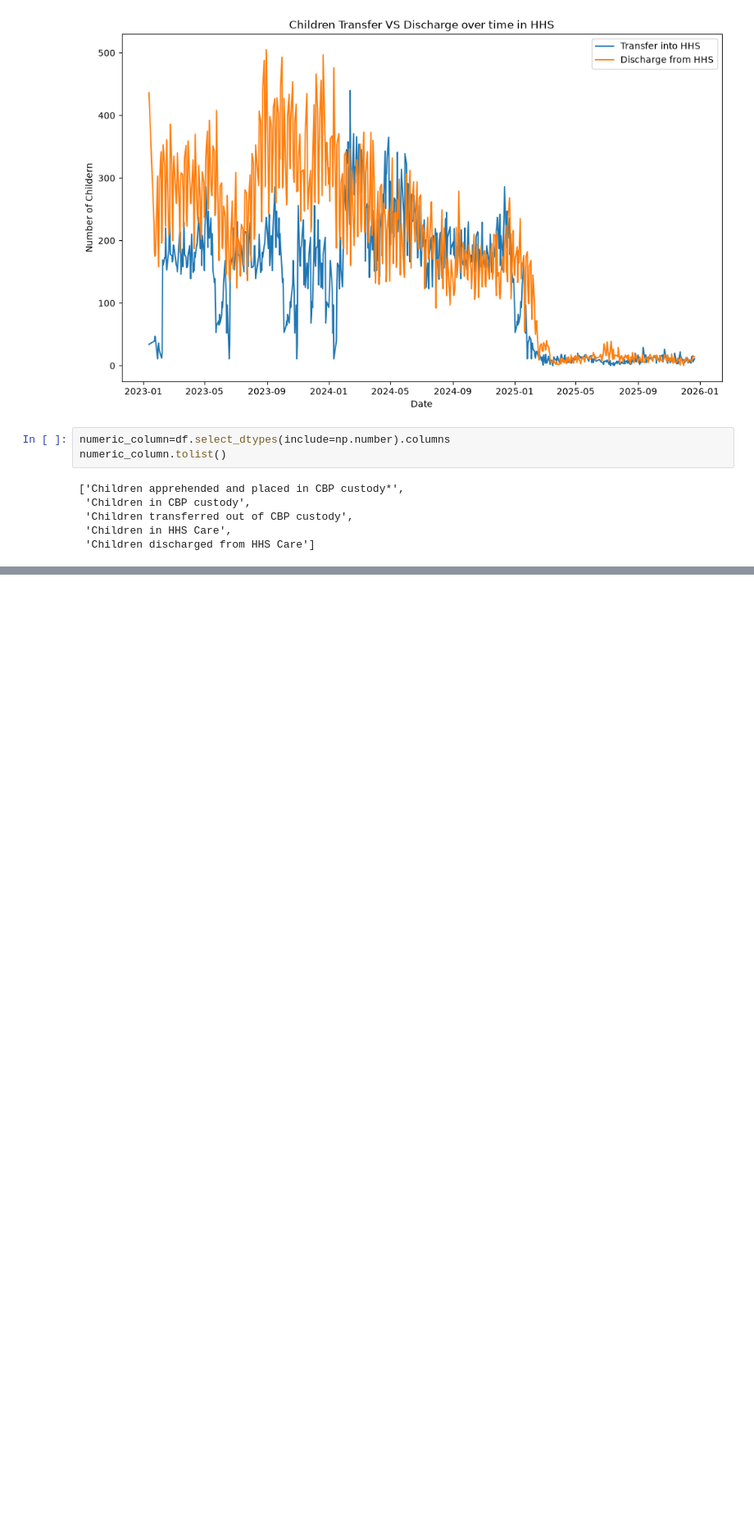
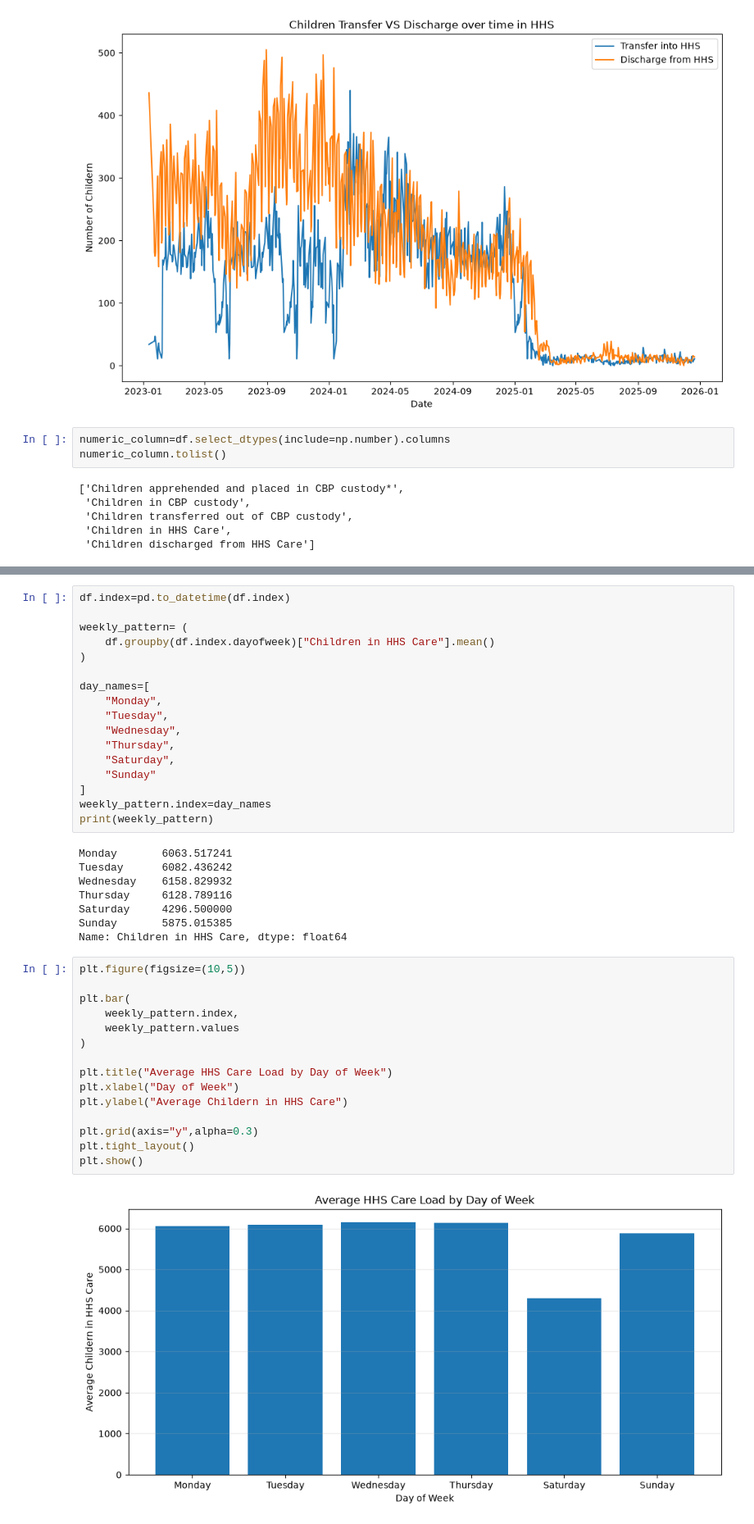
Before and after one commit to shivani1707s/Predictive-Forecasting-HHS, a Jupyter notebook: EDA.ipynb, the cells around one changed output, grey strips where cells are left out. Shown at 82% size. Cells and saved outputs as stored; diff of their text form; blank space fills up the shorter version.

```diff
--- a/EDA.ipynb
+++ b/EDA.ipynb
@@ -144,0 +179,42 @@ plt.show()
+# %%
+df.index=pd.to_datetime(df.index)
+
+weekly_pattern= (
+    df.groupby(df.index.dayofweek)["Children in HHS Care"].mean()
+)
+
+day_names=[
+    "Monday",
+    "Tuesday",
+    "Wednesday",
+    "Thursday",
+    "Saturday",
+    "Sunday"
+]
+weekly_pattern.index=day_names
+print(weekly_pattern)
+# %% [output]
+Monday       6063.517241
+Tuesday      6082.436242
+Wednesday    6158.829932
+Thursday     6128.789116
+Saturday     4296.500000
+Sunday       5875.015385
+Name: Children in HHS Care, dtype: float64
+# %%
+plt.figure(figsize=(10,5))
+
+plt.bar(
+    weekly_pattern.index,
+    weekly_pattern.values
+)
+
+plt.title("Average HHS Care Load by Day of Week")
+plt.xlabel("Day of Week")
+plt.ylabel("Average Childern in HHS Care")
+
+plt.grid(axis="y",alpha=0.3)
+plt.tight_layout()
+plt.show()
+# %% [output]
+[figure, added]
```
Also changed, not shown: parts of 32 cells of this notebook, 1 other file.
